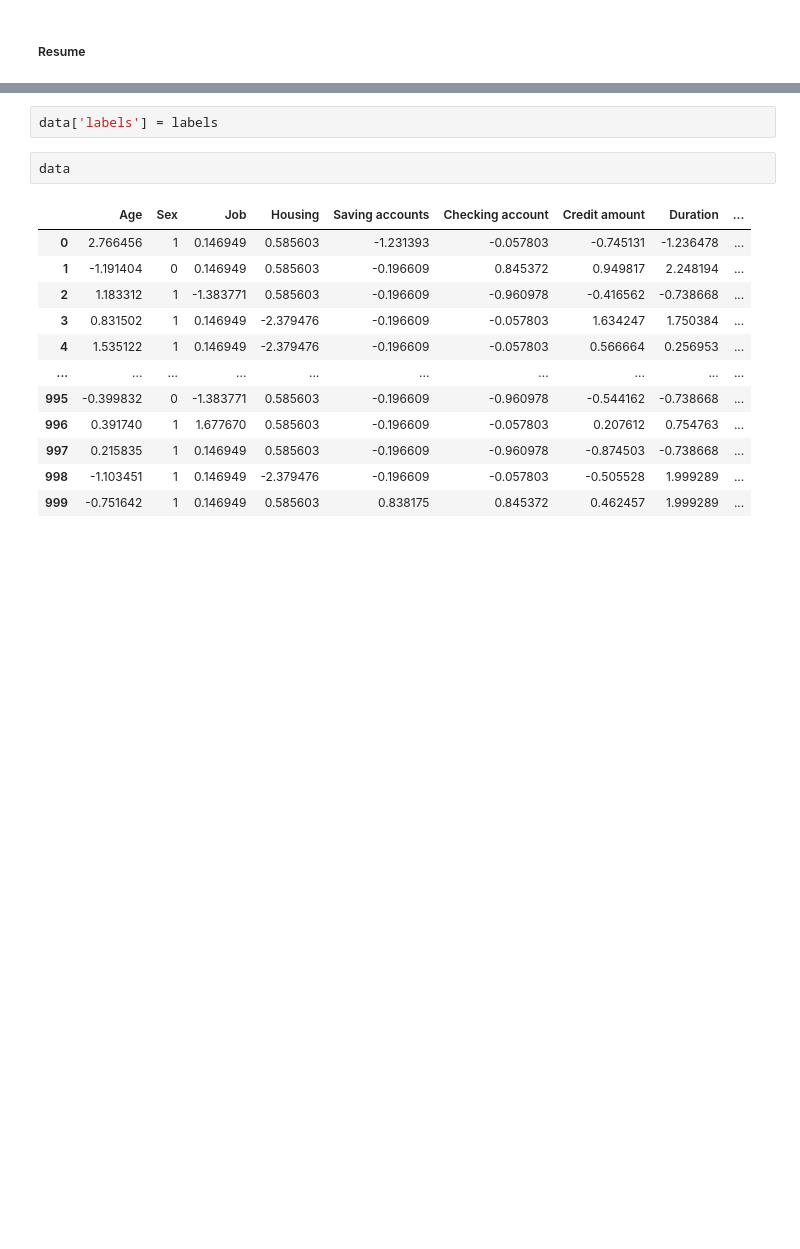
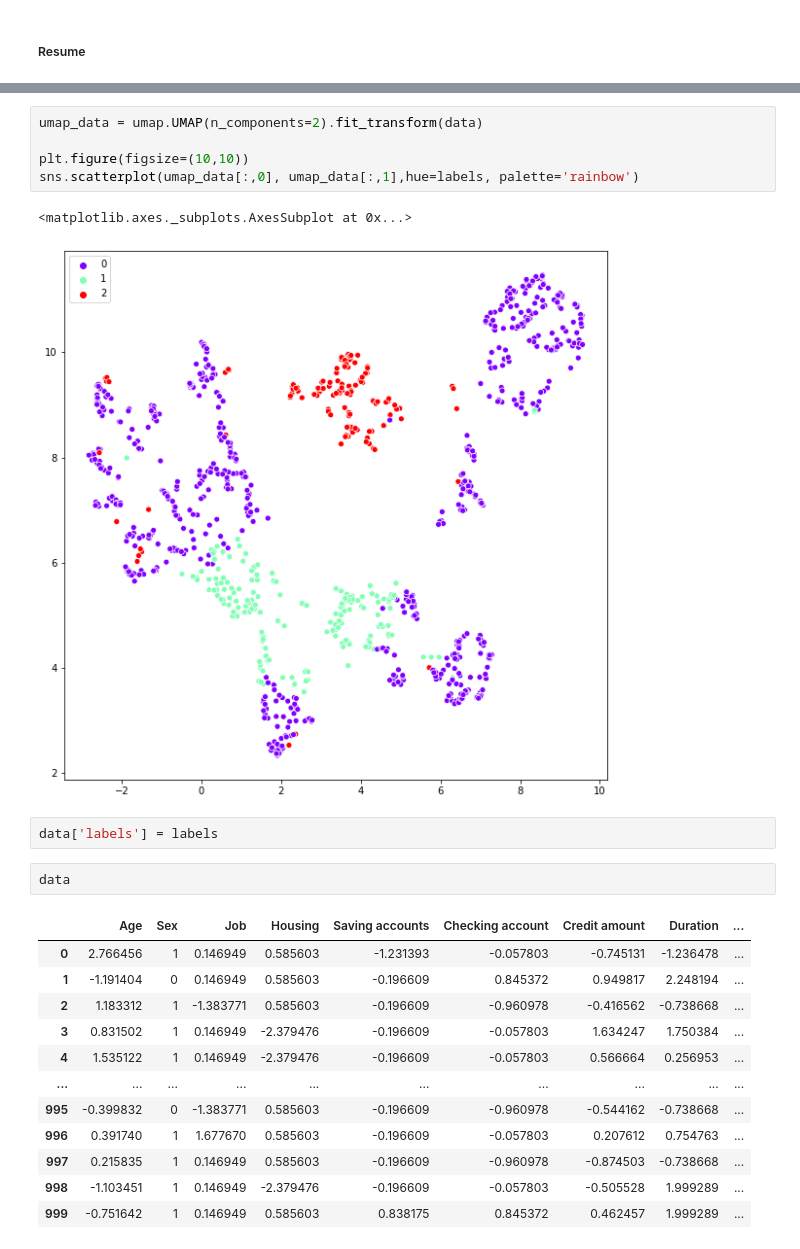
Before and after one commit to KogtikovNikita/DataScience, a Jupyter notebook: Clustering.ipynb, the cells around one changed output, grey strips where cells are left out. Cells and saved outputs as stored; diff of their text form; blank space fills up the shorter version.

```diff
--- a/Clustering.ipynb
+++ b/Clustering.ipynb
@@ -484,3 +511,11 @@ sns.scatterplot(data_tsne[:,0], data_tsne[:,1],hue=labels, palette='rainbow')
+# %%
+umap_data = umap.UMAP(n_components=2).fit_transform(data)
+
+plt.figure(figsize=(10,10))
+sns.scatterplot(umap_data[:,0], umap_data[:,1],hue=labels, palette='rainbow')
+# %% [output]
+<matplotlib.axes._subplots.AxesSubplot at 0x...>
+[figure, added]
 # %%
 data['labels'] = labels
 # %%
```
Also changed, not shown: parts of 16 cells of this notebook.
